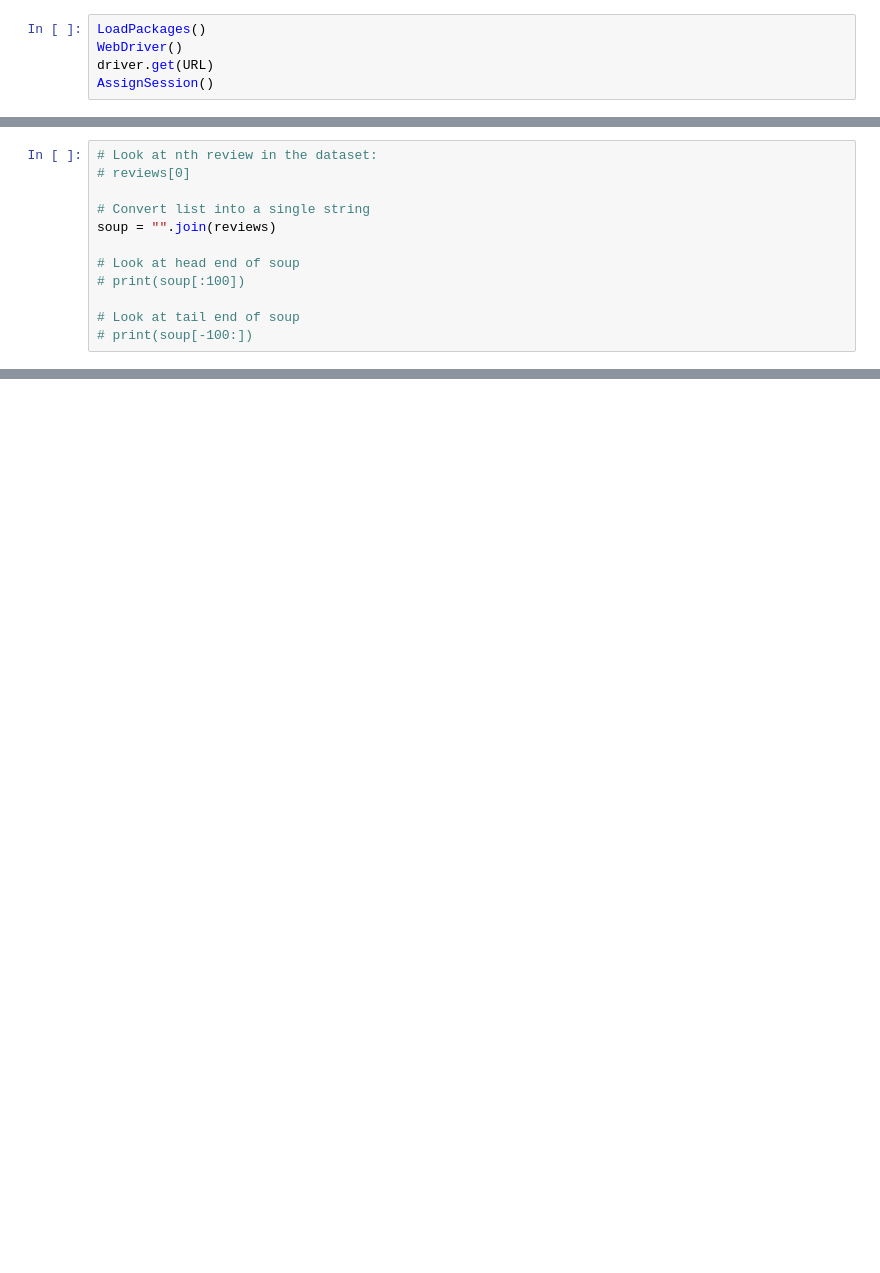
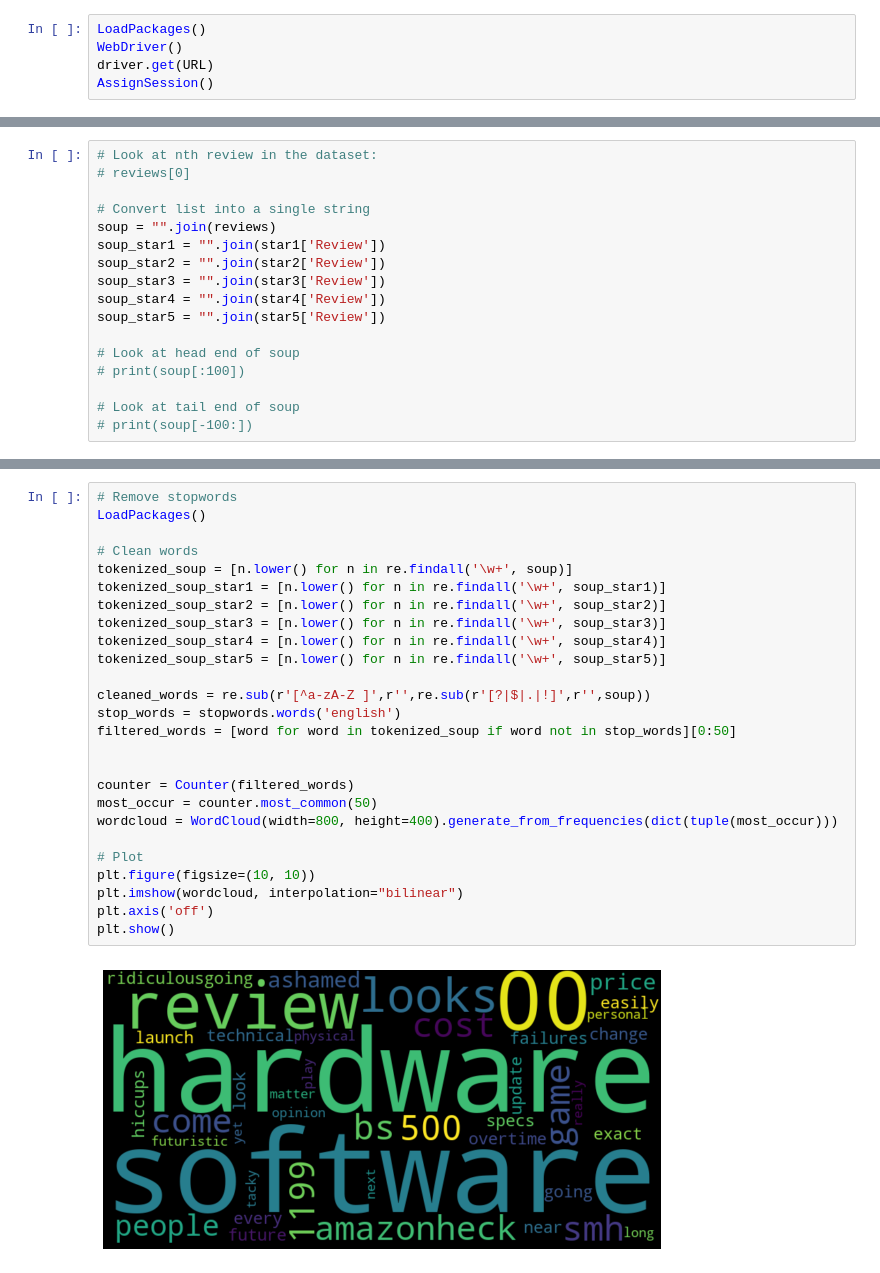
Before and after one commit to ahicks88/Portfolio, a Jupyter notebook: Natural Language Processing with Amazon Reviews.ipynb, the cells around one changed output, grey strips where cells are left out. Cells and saved outputs as stored; diff of their text form; blank space fills up the shorter version.

```diff
--- a/Natural Language Processing with Amazon Reviews.ipynb
+++ b/Natural Language Processing with Amazon Reviews.ipynb
@@ -81,6 +125,11 @@ print('{} reviews were added to the dataset.'.format(len(reviews)))
 
 # Convert list into a single string
 soup = "".join(reviews)
+soup_star1 = "".join(star1['Review'])
+soup_star2 = "".join(star2['Review'])
+soup_star3 = "".join(star3['Review'])
+soup_star4 = "".join(star4['Review'])
+soup_star5 = "".join(star5['Review'])
 
 # Look at head end of soup
 # print(soup[:100])
@@ -128 +189,29 @@ plt.show()
+# %%
+# Remove stopwords
+LoadPackages()
+
+# Clean words
+tokenized_soup = [n.lower() for n in re.findall('\w+', soup)]
+tokenized_soup_star1 = [n.lower() for n in re.findall('\w+', soup_star1)]
+tokenized_soup_star2 = [n.lower() for n in re.findall('\w+', soup_star2)]
+tokenized_soup_star3 = [n.lower() for n in re.findall('\w+', soup_star3)]
+tokenized_soup_star4 = [n.lower() for n in re.findall('\w+', soup_star4)]
+tokenized_soup_star5 = [n.lower() for n in re.findall('\w+', soup_star5)]
+
+cleaned_words = re.sub(r'[^a-zA-Z ]',r'',re.sub(r'[?|$|.|!]',r'',soup))
+stop_words = stopwords.words('english')
+filtered_words = [word for word in tokenized_soup if word not in stop_words][0:50]
+
+
+counter = Counter(filtered_words)
+most_occur = counter.most_common(50)
+wordcloud = WordCloud(width=800, height=400).generate_from_frequencies(dict(tuple(most_occur)))
+
+# Plot
+plt.figure(figsize=(10, 10))
+plt.imshow(wordcloud, interpolation="bilinear")
+plt.axis('off')
+plt.show()
+# %% [output]
+[figure, added]
 # %%
```
Also changed, not shown: parts of 10 cells of this notebook.
